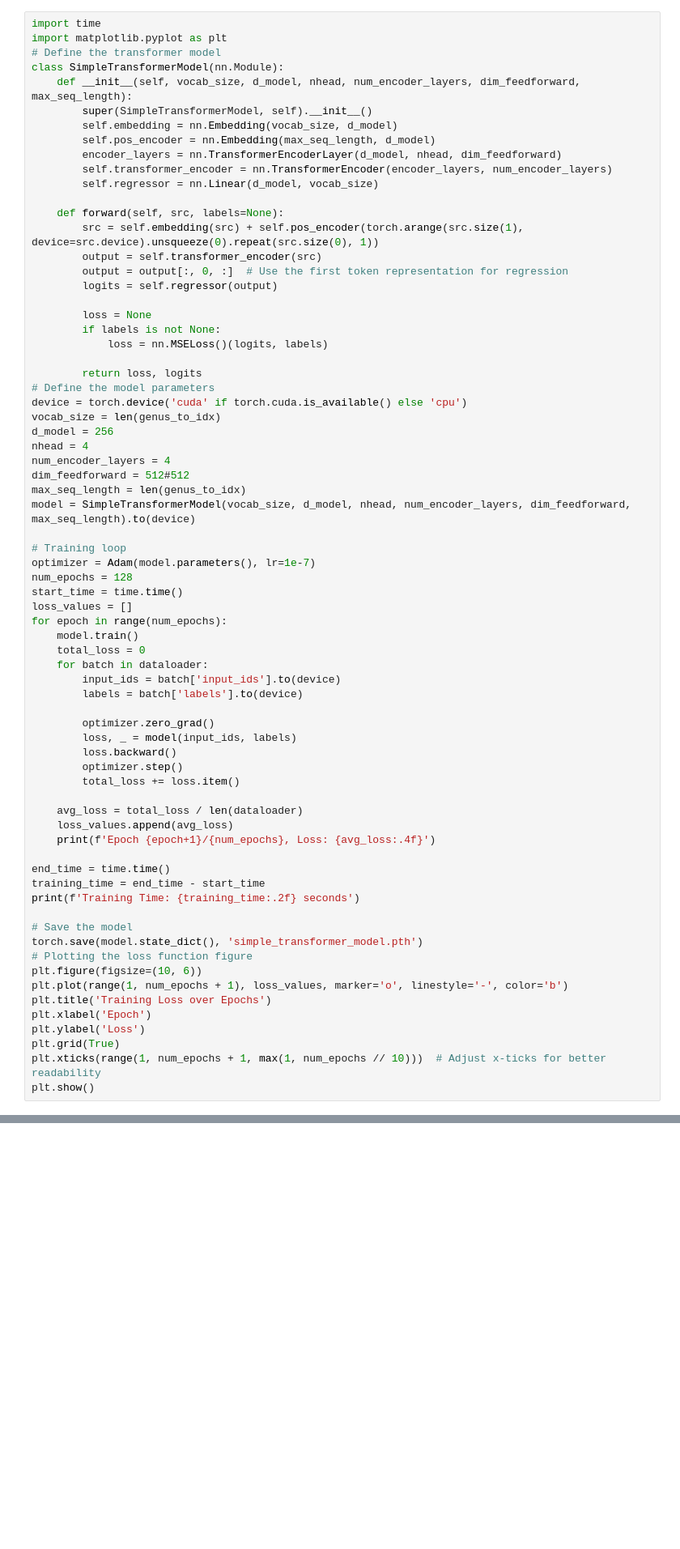
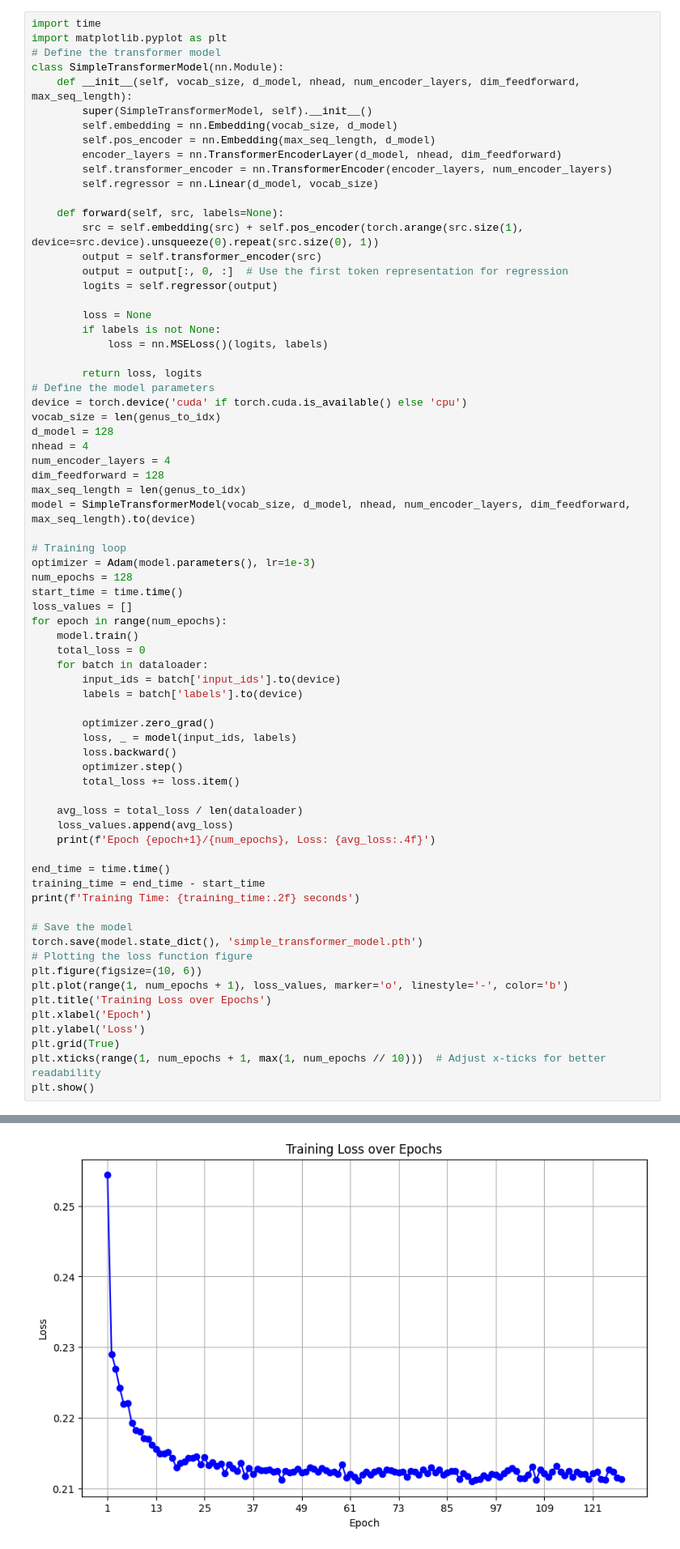
Before and after one commit to xuan13hao/microbiomformer, a Jupyter notebook: Analysis.ipynb, the cells around one changed output, grey strips where cells are left out. Shown at 81% size. Cells and saved outputs as stored; diff of their text form; blank space fills up the shorter version.

```diff
--- a/Analysis.ipynb
+++ b/Analysis.ipynb
@@ -165,15 +165,15 @@ class SimpleTransformerModel(nn.Module):
 # Define the model parameters
 device = torch.device('cuda' if torch.cuda.is_available() else 'cpu')
 vocab_size = len(genus_to_idx)
-d_model = 256
+d_model = 128
 nhead = 4
 num_encoder_layers = 4
-dim_feedforward = 512#512
+dim_feedforward = 128
 max_seq_length = len(genus_to_idx)
 model = SimpleTransformerModel(vocab_size, d_model, nhead, num_encoder_layers, dim_feedforward, max_seq_length).to(device)
 
 # Training loop
-optimizer = Adam(model.parameters(), lr=1e-7)
+optimizer = Adam(model.parameters(), lr=1e-3)
 num_epochs = 128
 start_time = time.time()
 loss_values = []
@@ -231,3 +230,4 @@ KeyboardInterrupt:
+[figure, added]
 # %%
 import pandas as pd
 import torch
```
Also changed, not shown: parts of 14 cells of this notebook, 5 other files.
